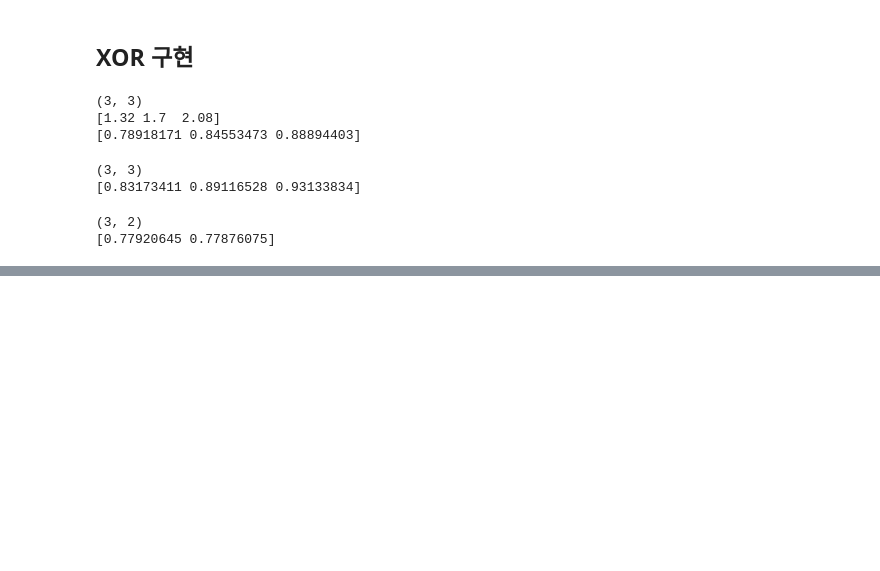
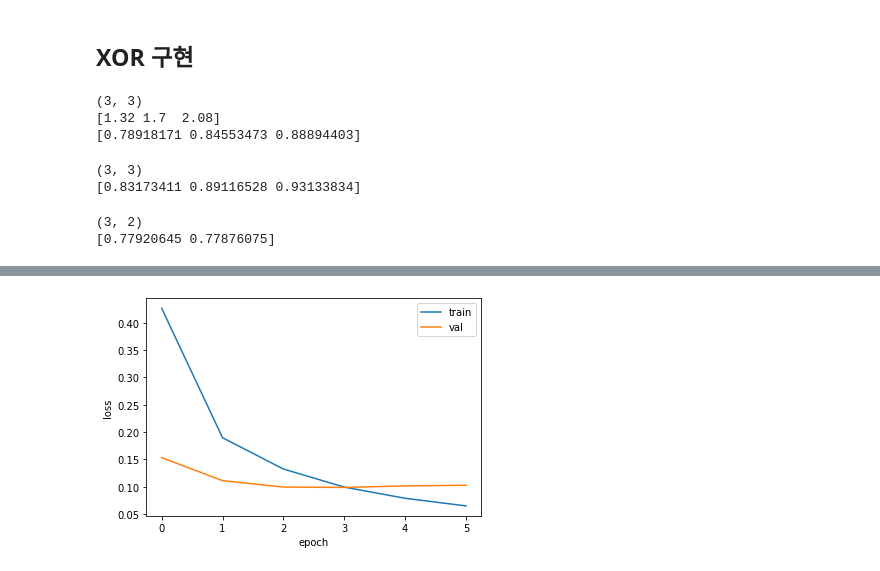
Before and after one commit to s2ul2/bitamin, a Jupyter notebook: 1주차_딥러닝개요.ipynb, the cells around one changed output, grey strips where cells are left out. Saved outputs shown, nothing was run; the diff lists cells and outputs as text; code cells hidden in the pictures; blank space fills up the shorter version.

```diff
--- a/1주차_딥러닝개요.ipynb
+++ b/1주차_딥러닝개요.ipynb
@@ -222,0 +327,14 @@ print(Z3)
+# %%
+# 저장된 모델 불러오기
+model = keras.models.load_model('model-whole.h5')
+# %%
+checkpoint_cb = keras.callbacks.ModelCheckpoint('model-whole.h5')
+# %%
+# 조기종료, 검증 정확도가 2번(patience) 연속으로 개선되지 않을 경우 조기 종료, 이때 검증 정확도가 높은 모델 저장.
+from keras.callbacks import EarlyStopping
+early_stopping_cb = keras.callbacks.EarlyStopping(patience = 2, restore_best_weights = True)
+# %%
+# 모델 학습
+from keras import callbacks
+history = model.fit(train_scaled, train_target, epochs = 10, validation_split = 0.3,
+                    callbacks = [checkpoint_cb, early_stopping_cb])
@@ -222,0 +360,10 @@ print(Z3)
+# %%
+# 시각화
+plt.plot(history.history['loss'])
+plt.plot(history.history['val_loss'])
+plt.xlabel('epoch')
+plt.ylabel('loss')
+plt.legend(['train', 'val'])
+plt.show()
+# %% [output]
+[figure, added]
```
Also changed, not shown: parts of 16 cells of this notebook.
